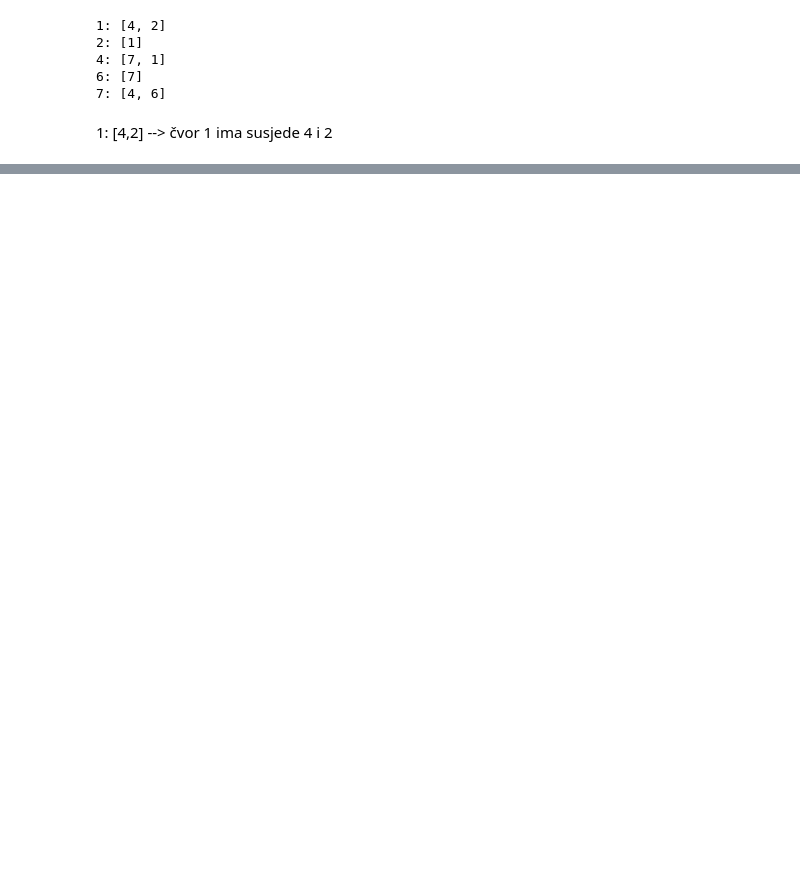
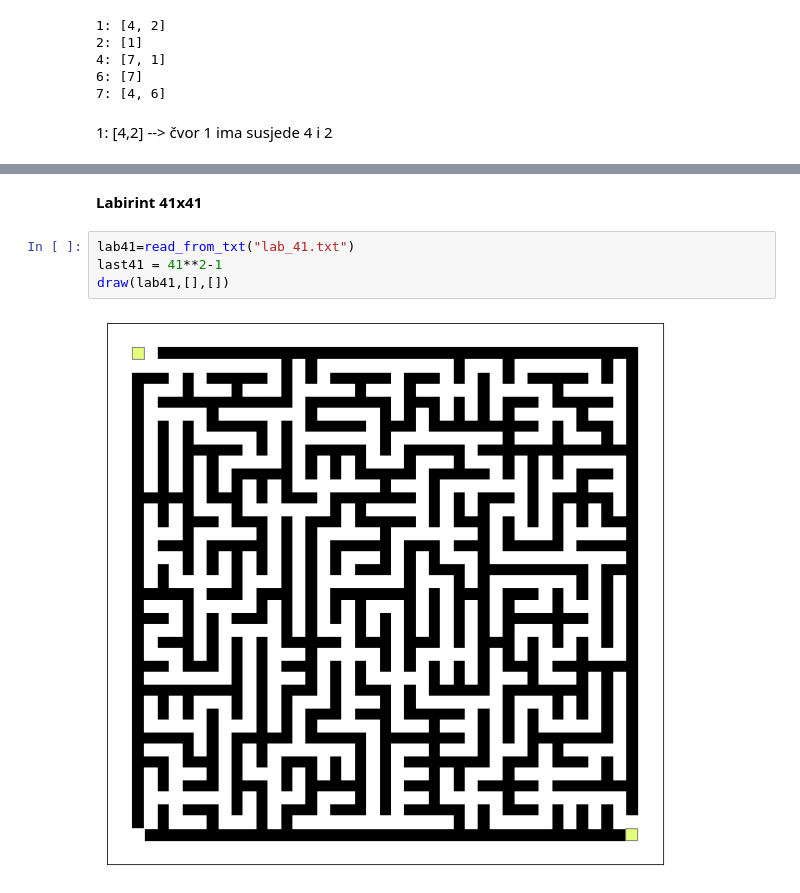
Before and after one commit to lornovak/MS-esej1, a Jupyter notebook: Esej 1..ipynb, the cells around one changed output, grey strips where cells are left out. Cells and saved outputs as stored; diff of their text form; blank space fills up the shorter version.

```diff
--- a/Esej 1..ipynb
+++ b/Esej 1..ipynb
@@ -608 +683,9 @@ draw(g,[],[])
+# %% [markdown]
+**Labirint 41x41**
+# %%
+lab41=read_from_txt("lab_41.txt")
+last41 = 41**2-1
+draw(lab41,[],[])
+# %% [output]
+[figure, added]
 # %%
```
Also changed, not shown: parts of 60 cells of this notebook, 6 other files.
